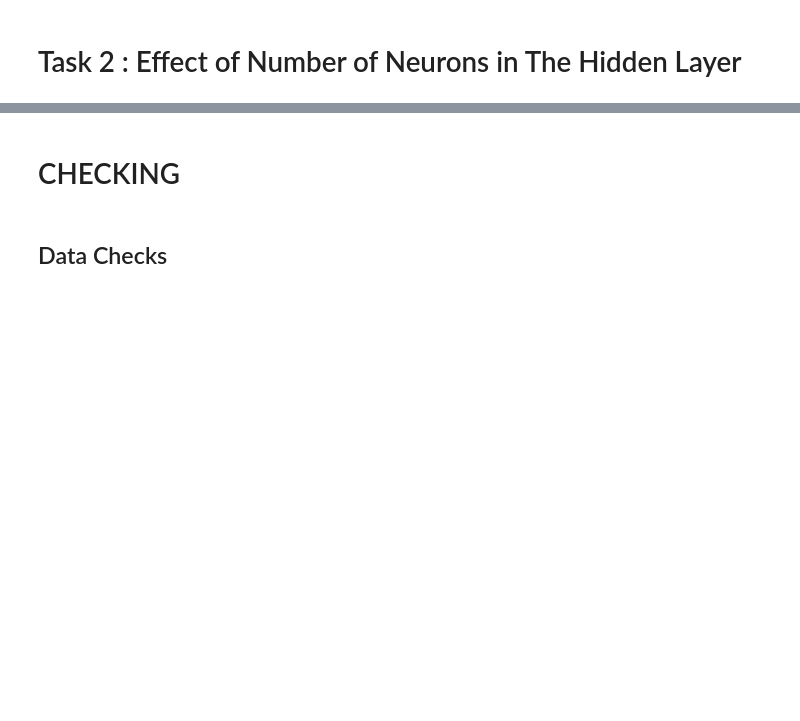
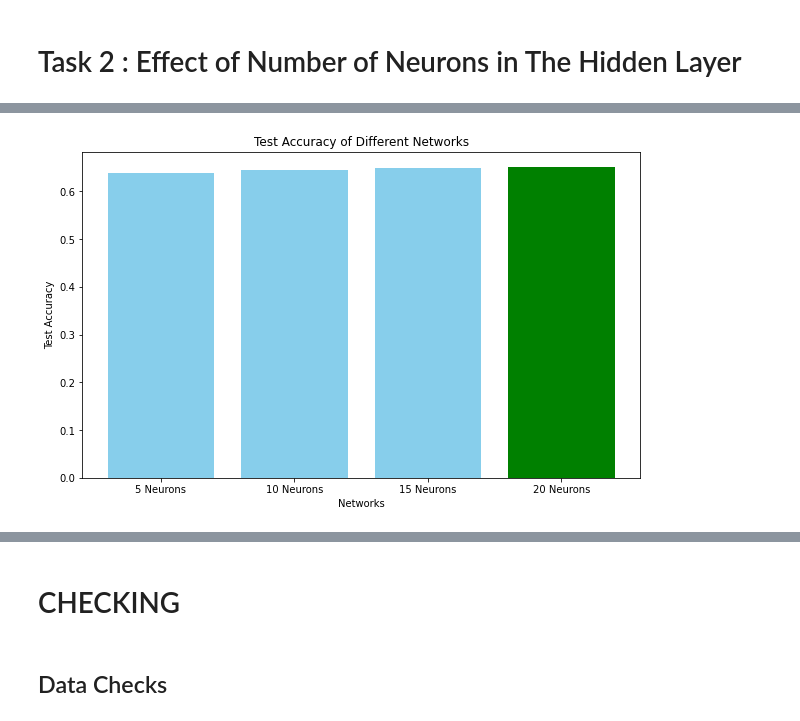
Before and after one commit to raymcg/ZZSC5846, a Jupyter notebook: Assessment3/assessment3_draft.ipynb, the cells around one changed output, grey strips where cells are left out. Saved outputs shown, nothing was run; the diff lists cells and outputs as text; code cells hidden in the pictures; blank space fills up the shorter version.

```diff
--- a/Assessment3/assessment3_draft.ipynb
+++ b/Assessment3/assessment3_draft.ipynb
@@ -532,0 +581,16 @@ def plot_loss_curves(loss_curves):
+# %%
+def bar_chart_results(network_types, results):
+
+    # Finding the index of the network with the highest accuracy
+    max_accuracy_index = results.index(max(results))
+
+    # Setting the color for each bar
+    colors = ['skyblue' if i != max_accuracy_index else 'green' for i in range(len(network_types))]
+
+    # Creating the bar chart
+    plt.figure(figsize=(10, 6))
+    plt.bar(network_types, results, color=colors)
+    plt.xlabel('Networks')
+    plt.ylabel('Test Accuracy')
+    plt.title('Test Accuracy of Different Networks')
+    plt.show()
@@ -603,0 +693,7 @@ optimal_num_neurons
+# %%
+network_types = ['5 Neurons', '10 Neurons', '15 Neurons', '20 Neurons']
+results = experiment_results_df['Test Mean Accuracy'].tolist()
+
+bar_chart_results(network_types, results)
+# %% [output]
+[figure, added]
```
Also changed, not shown: parts of 43 cells of this notebook.
